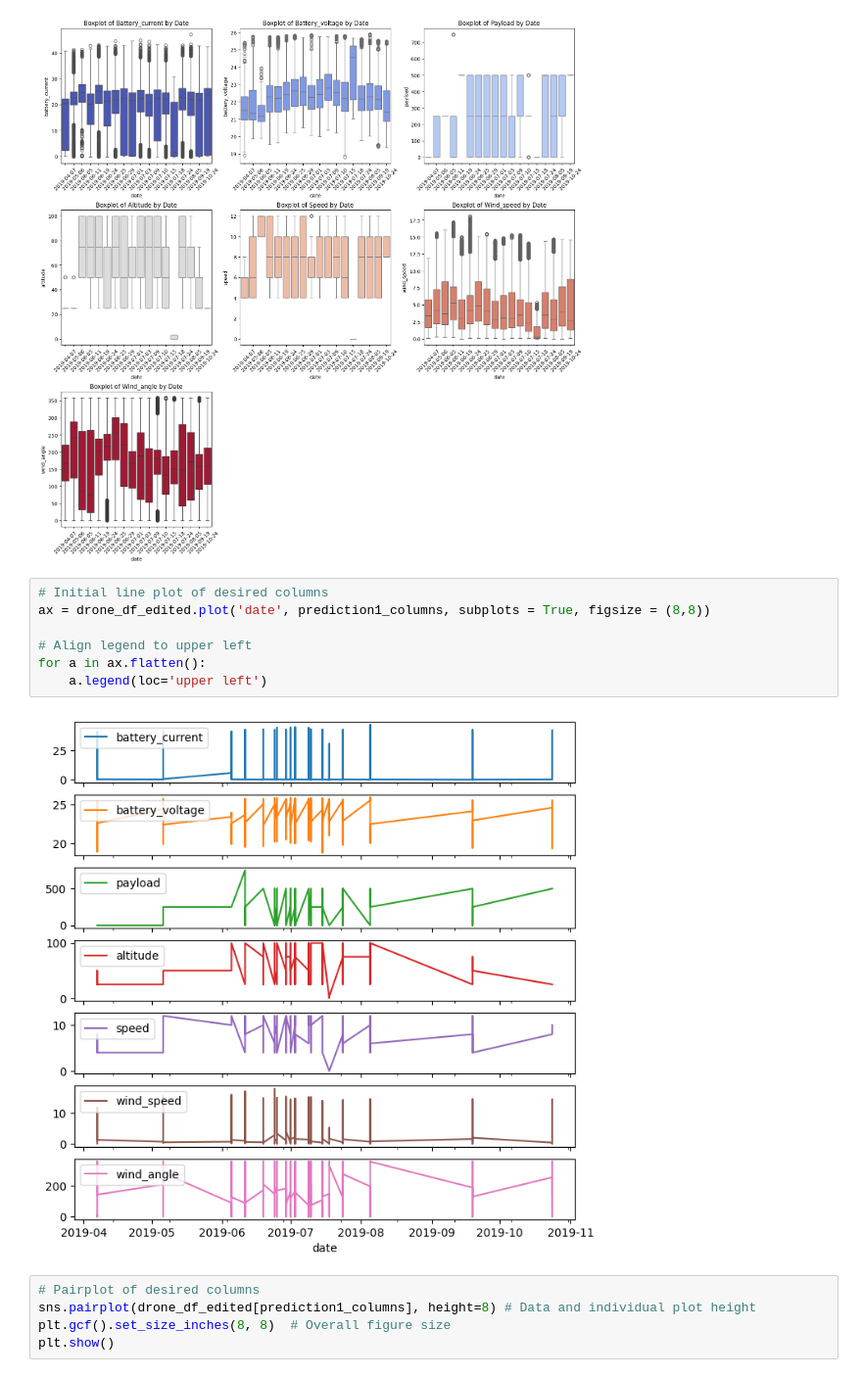
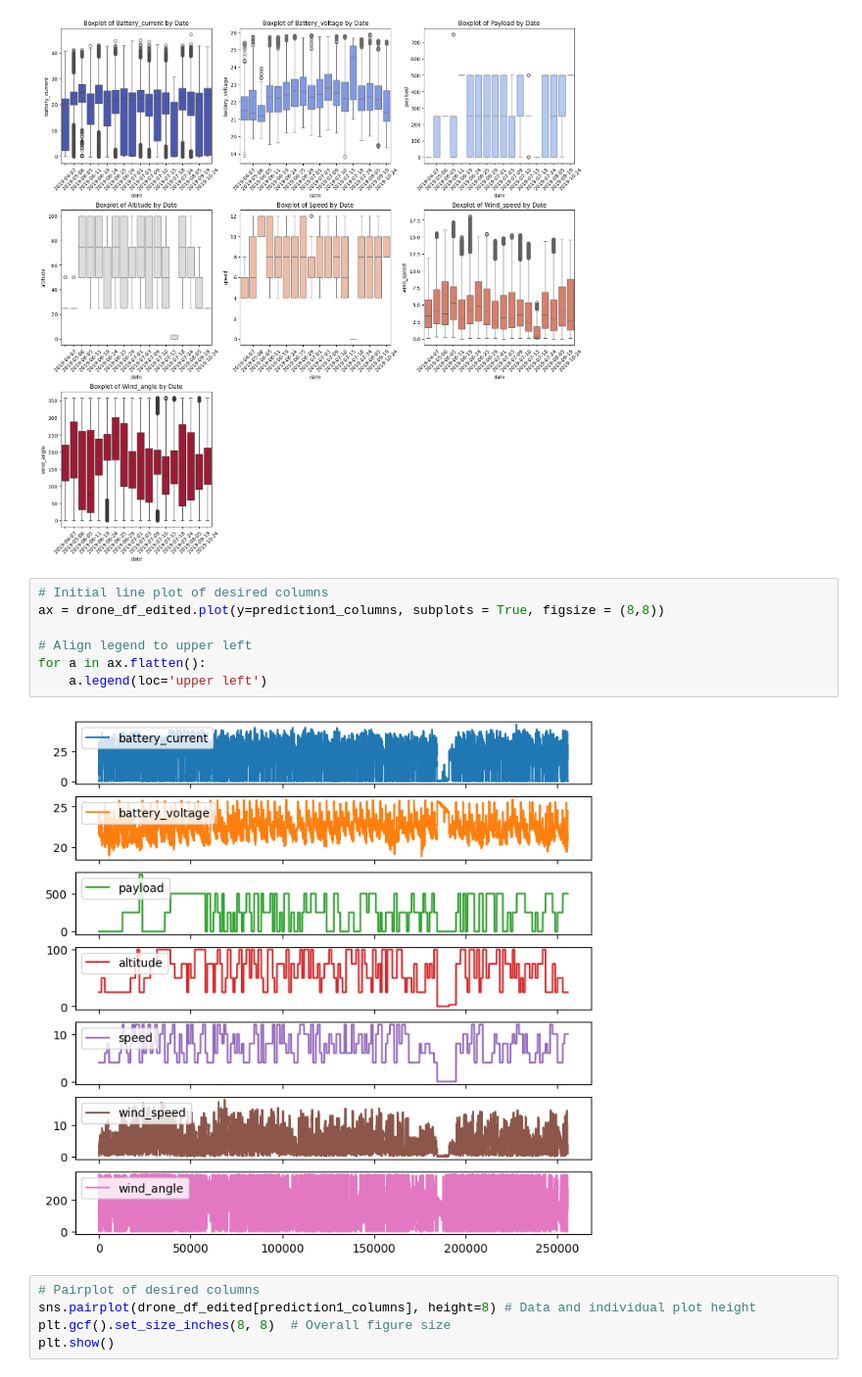
Before and after one commit to caliskate/delivery-drone-flight-predictions, a Jupyter notebook: flight_predictions.ipynb, the cells around one changed output. Shown at 98% size. Cells and saved outputs as stored; diff of their text form.

```diff
--- a/flight_predictions.ipynb
+++ b/flight_predictions.ipynb
@@ -341,13 +346,13 @@ plt.show()
 [figure]
 # %%
 # Initial line plot of desired columns
-ax = drone_df_edited.plot('date', prediction1_columns, subplots = True, figsize = (8,8))
+ax = drone_df_edited.plot(y=prediction1_columns, subplots = True, figsize = (8,8))
 
 # Align legend to upper left
 for a in ax.flatten():
     a.legend(loc='upper left')
 # %% [output]
-[figure, old version]
+[figure, new version]
 # %%
 # Pairplot of desired columns
 sns.pairplot(drone_df_edited[prediction1_columns], height=8) # Data and individual plot height
```
Also changed, not shown: parts of 15 cells of this notebook, 1 other file.
